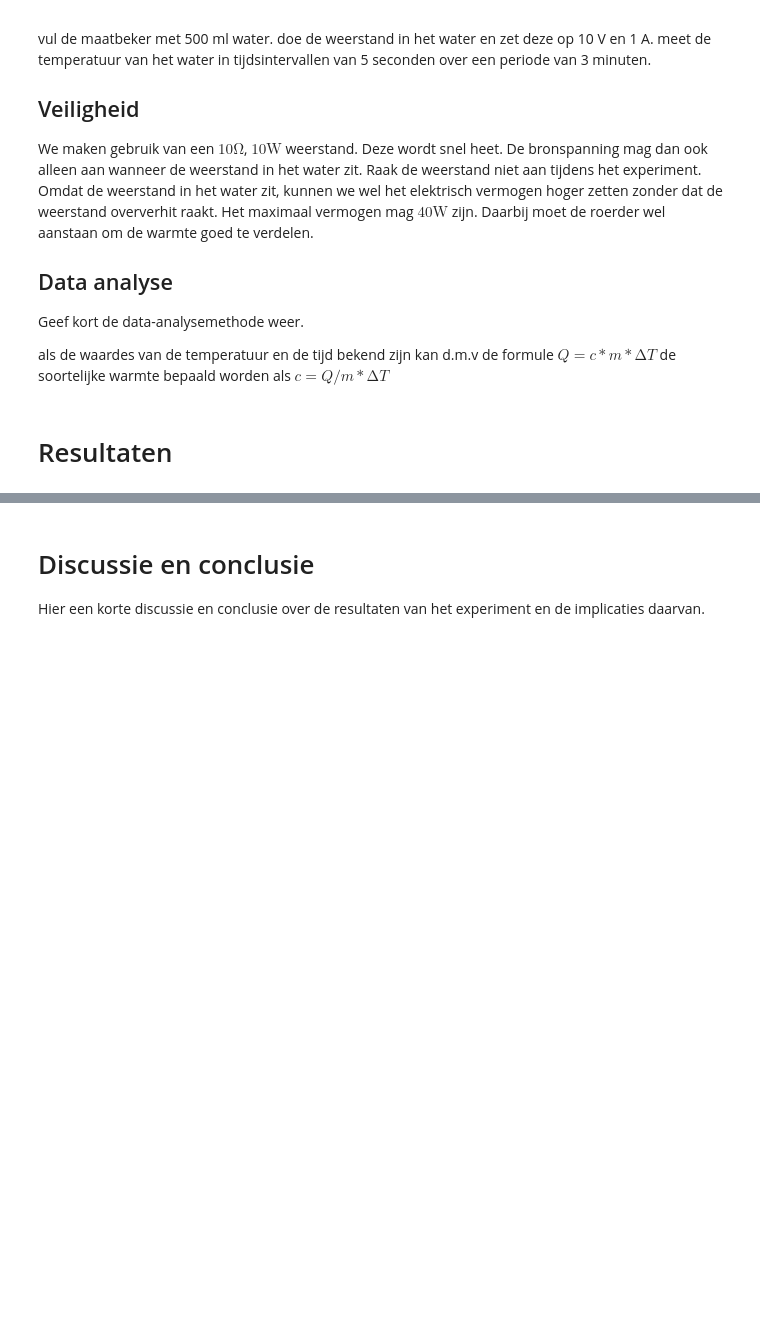
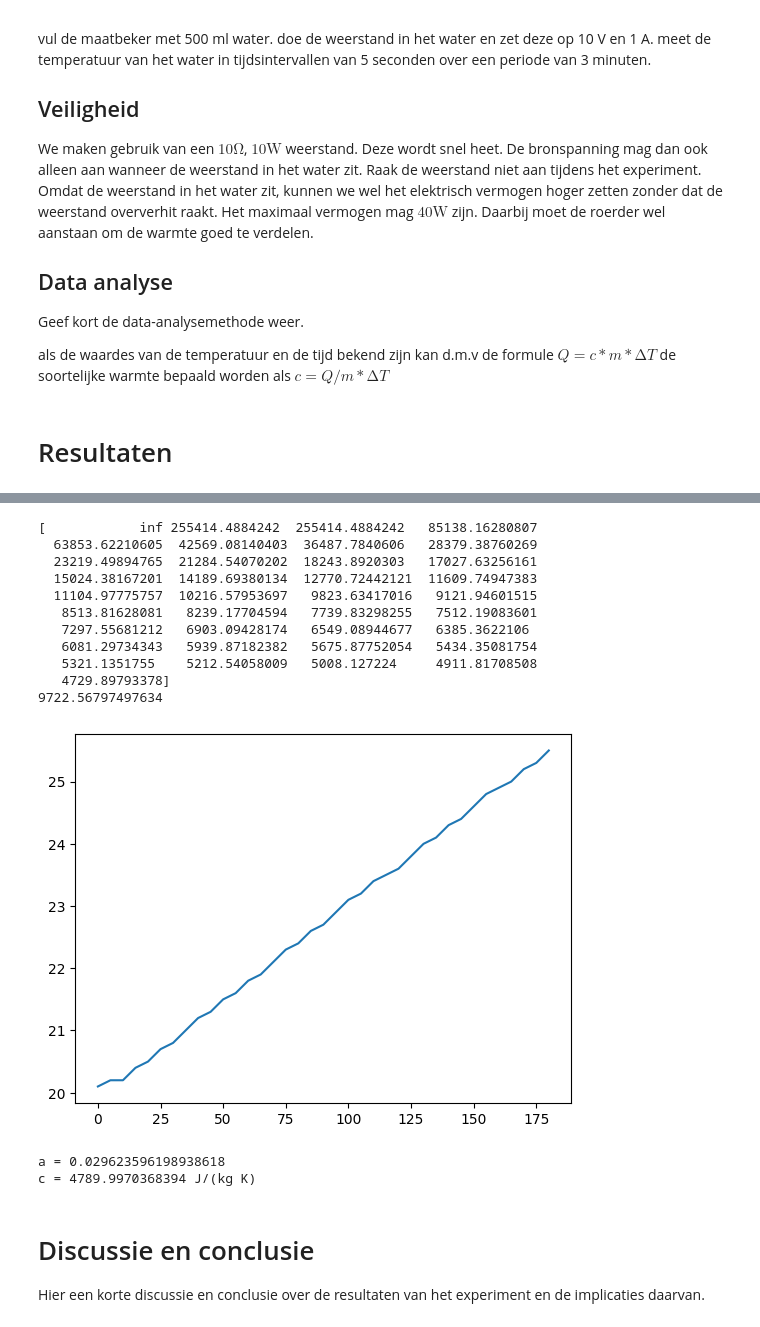
Before and after one commit to yaeljawahierkhan/21, a Jupyter notebook: Content/Labs/cwater.ipynb, the cells around one changed output, grey strips where cells are left out. Saved outputs shown, nothing was run; the diff lists cells and outputs as text; code cells hidden in the pictures; blank space fills up the shorter version.

```diff
--- a/Content/Labs/cwater.ipynb
+++ b/Content/Labs/cwater.ipynb
@@ -104,3 +103,77 @@ plt.show()
+# %%
+# pacticum herhaling voor verbetering van metingen
+# nieuwe procedure: maatbeker vullen met 267.8 g water en zet de weerstand op 19V en 2A
+# dan meten met tijdsintervallen van 5 seconde over periode van 3 minuten
+
+T_2 = np.array([20.1,20.2,20.2,20.4,20.5,20.7,20.8,21.0,21.2,21.3,21.5,21.6,21.8,21.9,22.1,22.3,22.4,22.6,22.7,22.9,23.1,23.2,23.4,23.5,23.6,23.8,24.0,24.1,24.3,24.4,24.6,24.8,24.9,25.0,25.2,25.3,25.5])
+time = np.arange(0,181,5)
+m_2 = 0.2678 #kg
+p = 997 #m^3/kg
+d_T_2 = T_2-T_2[0]
+U_2 = 19 #V
+I_2 = 2  #A
+P_2 = U_2*I_2 #W
+Q_2 = P_2*time[-1]
+c_2 = Q_2/(m_2*d_T_2)
+
+print(c_2)
+
+def fit(a_1,c_1):
+    return a_1/(c_1*m)
+
+val_2 , cov_2 = curve_fit(fit,Q_2,d_T_2)
+c_1 = val_2[0]
+print(c_1)
+
+plt.figure()
+plt.plot(time,T_2)
+plt.show()
+# %% [output]
+[            inf 255414.4884242  255414.4884242   85138.16280807
+  63853.62210605  42569.08140403  36487.7840606   28379.38760269
+  23219.49894765  21284.54070202  18243.8920303   17027.63256161
+  15024.38167201  14189.69380134  12770.72442121  11609.74947383
+  11104.97775757  10216.57953697   9823.63417016   9121.94601515
+   8513.81628081   8239.17704594   7739.83298255   7512.19083601
+   7297.55681212   6903.09428174   6549.08944677   6385.3622106
+   6081.29734343   5939.87182382   5675.87752054   5434.35081754
+   5321.1351755    5212.54058009   5008.127224     4911.81708508
+   4729.89793378]
+9722.56797497634
+[figure, added]
+# %%
+import numpy as np
+from scipy.optimize import curve_fit
+
+# Data
+T_2 = np.array([20.1,20.2,20.2,20.4,20.5,20.7,20.8,21.0,21.2,21.3,21.5,
+                21.6,21.8,21.9,22.1,22.3,22.4,22.6,22.7,22.9,23.1,23.2,
+                23.4,23.5,23.6,23.8,24.0,24.1,24.3,24.4,24.6,24.8,24.9,
+                25.0,25.2,25.3,25.5])
+
+time = np.arange(0,181,5)
+
+m = 0.2678   # kg water
+U = 19       # V
+I = 2        # A
+P = U*I      # watt
+
+dT = T_2 - T_2[0]
+
+def model(t, a):
+    return a*t   # a = P/(m*c)
+
+# Fit
+(a_fit,), cov = curve_fit(model, time, dT)
+
+# soortelijke warmte:
+c = P/(m * a_fit)
+
+print("a =", a_fit)
+print("c =", c, "J/(kg K)")
+# %% [output]
+a = 0.029623596198938618
+c = 4789.9970368394 J/(kg K)
 # %% [markdown]
 # Discussie en conclusie
 
```
Also changed, not shown: parts of 2 cells of this notebook.
